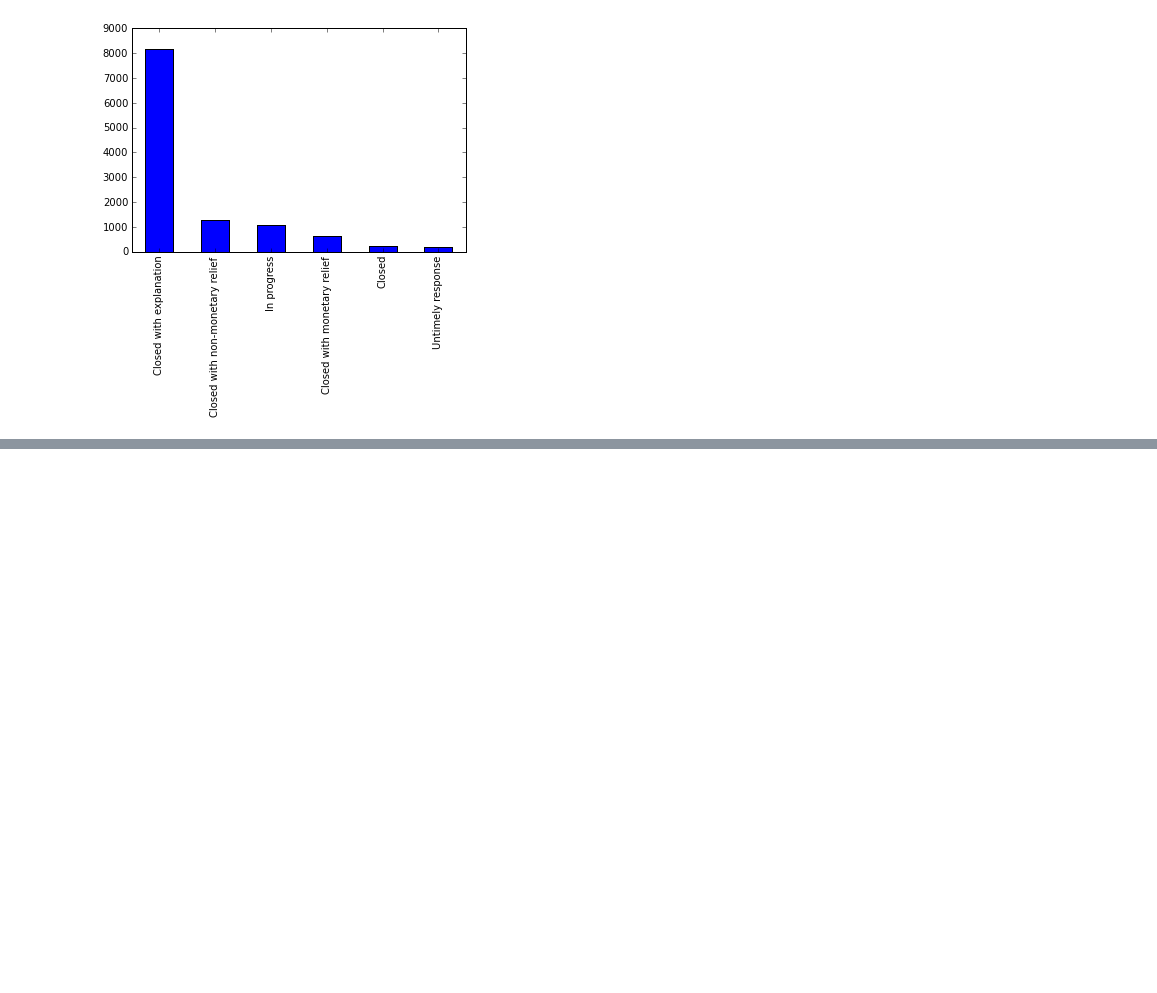
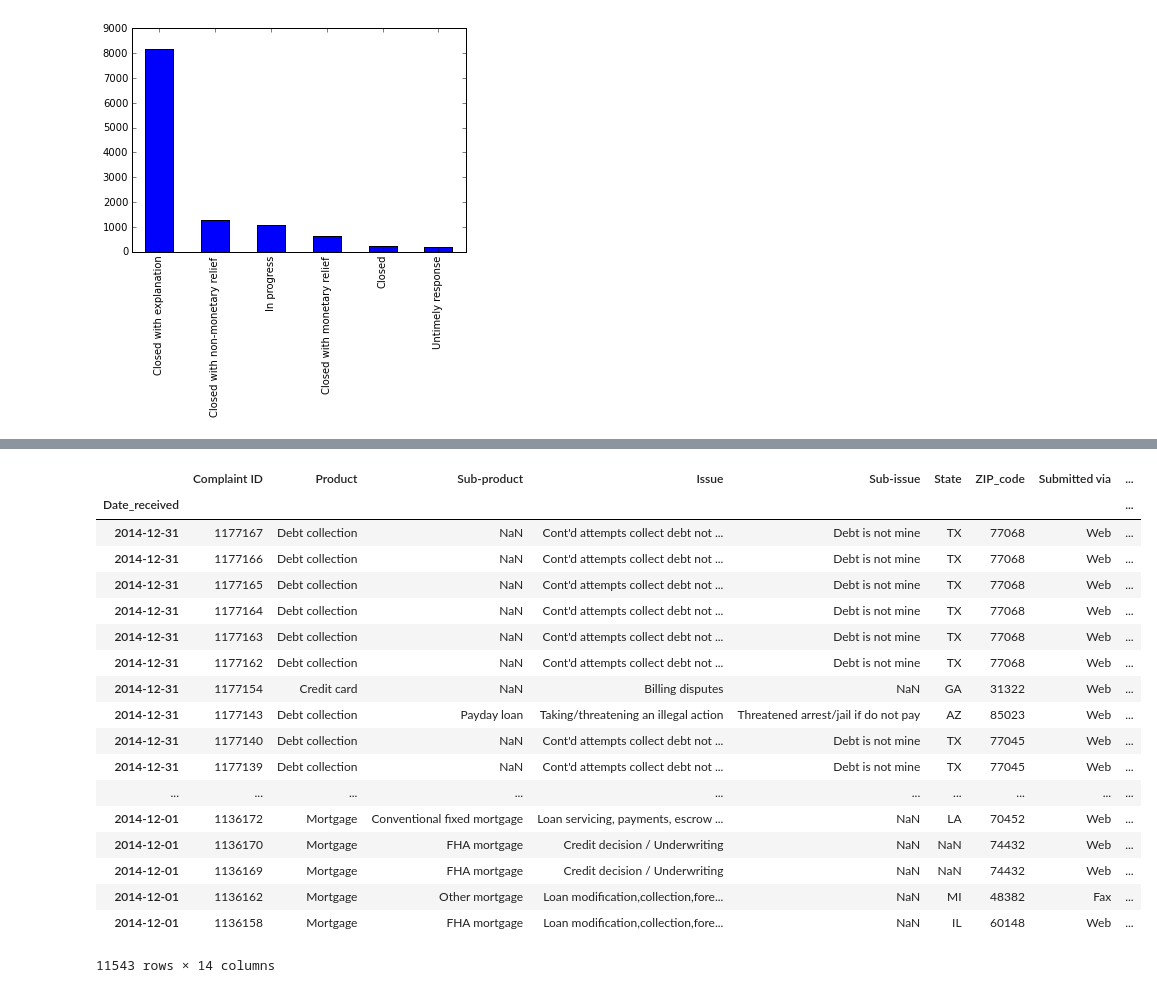
Before and after one commit to rryanburton/consumer-complaints, a Jupyter notebook: consumer_complaints.ipynb, the cells around one changed output, grey strips where cells are left out. Drawn from its saved outputs; the diff is of its cells as text; code cells hidden in the pictures; blank space fills up the shorter version.

```diff
--- a/consumer_complaints.ipynb
+++ b/consumer_complaints.ipynb
@@ -68,0 +153,22 @@ c
+# %%
+consumer_complaints
+# %% [output]
+|  | Complaint ID | Product | Sub-product | Issue | Sub-issue | State | ZIP_code | Submitted via | ... |
+| Date_received |  |  |  |  |  |  |  |  | ... |
+| 2014-12-31 | 1177167 | Debt collection | NaN | Cont'd attempts collect debt not ... | Debt is not mine | TX | 77068 | Web | ... |
+| 2014-12-31 | 1177166 | Debt collection | NaN | Cont'd attempts collect debt not ... | Debt is not mine | TX | 77068 | Web | ... |
+| 2014-12-31 | 1177165 | Debt collection | NaN | Cont'd attempts collect debt not ... | Debt is not mine | TX | 77068 | Web | ... |
+| 2014-12-31 | 1177164 | Debt collection | NaN | Cont'd attempts collect debt not ... | Debt is not mine | TX | 77068 | Web | ... |
+| 2014-12-31 | 1177163 | Debt collection | NaN | Cont'd attempts collect debt not ... | Debt is not mine | TX | 77068 | Web | ... |
+| 2014-12-31 | 1177162 | Debt collection | NaN | Cont'd attempts collect debt not ... | Debt is not mine | TX | 77068 | Web | ... |
+| 2014-12-31 | 1177154 | Credit card | NaN | Billing disputes | NaN | GA | 31322 | Web | ... |
+| 2014-12-31 | 1177143 | Debt collection | Payday loan | Taking/threatening an illegal action | Threatened arrest/jail if do not pay | AZ | 85023 | Web | ... |
+| 2014-12-31 | 1177140 | Debt collection | NaN | Cont'd attempts collect debt not ... | Debt is not mine | TX | 77045 | Web | ... |
+| 2014-12-31 | 1177139 | Debt collection | NaN | Cont'd attempts collect debt not ... | Debt is not mine | TX | 77045 | Web | ... |
+| ... | ... | ... | ... | ... | ... | ... | ... | ... | ... |
+| 2014-12-01 | 1136172 | Mortgage | Conventional fixed mortgage | Loan servicing, payments, escrow ... | NaN | LA | 70452 | Web | ... |
+| 2014-12-01 | 1136170 | Mortgage | FHA mortgage | Credit decision / Underwriting | NaN | NaN | 74432 | Web | ... |
+| 2014-12-01 | 1136169 | Mortgage | FHA mortgage | Credit decision / Underwriting | NaN | NaN | 74432 | Web | ... |
+| 2014-12-01 | 1136162 | Mortgage | Other mortgage | Loan modification,collection,fore... | NaN | MI | 48382 | Fax | ... |
+| 2014-12-01 | 1136158 | Mortgage | FHA mortgage | Loan modification,collection,fore... | NaN | IL | 60148 | Web | ... |
+11543 rows × 14 columns
```
Also changed, not shown: parts of 17 cells of this notebook.
